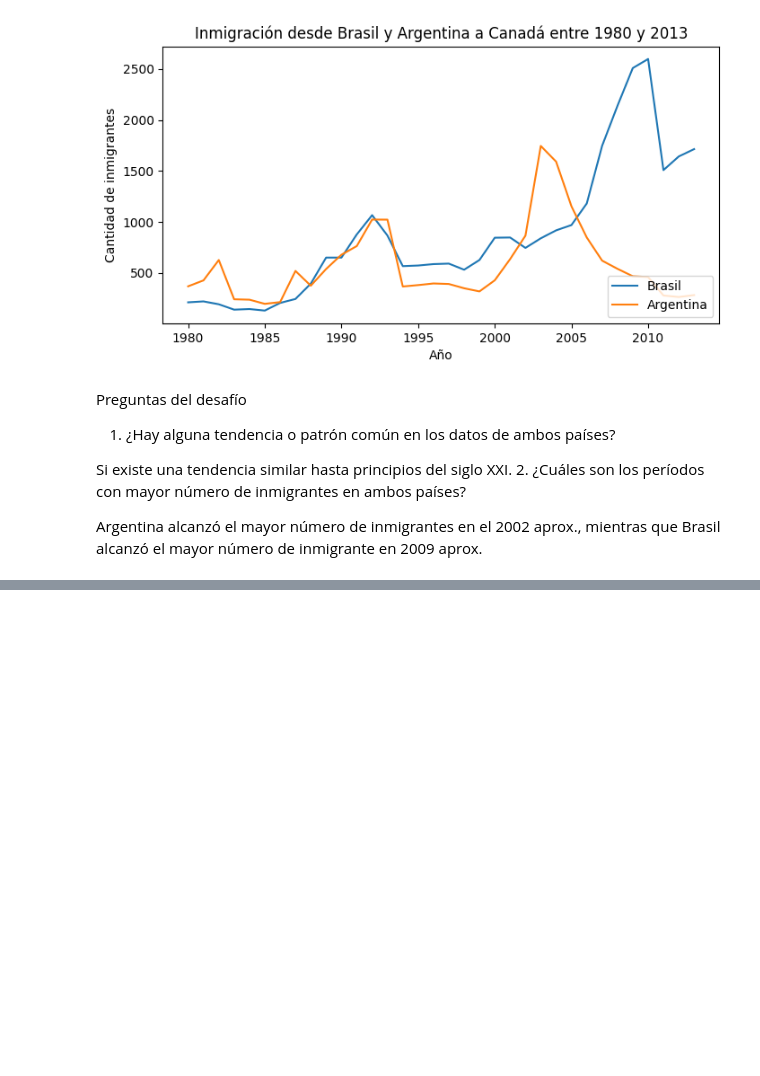
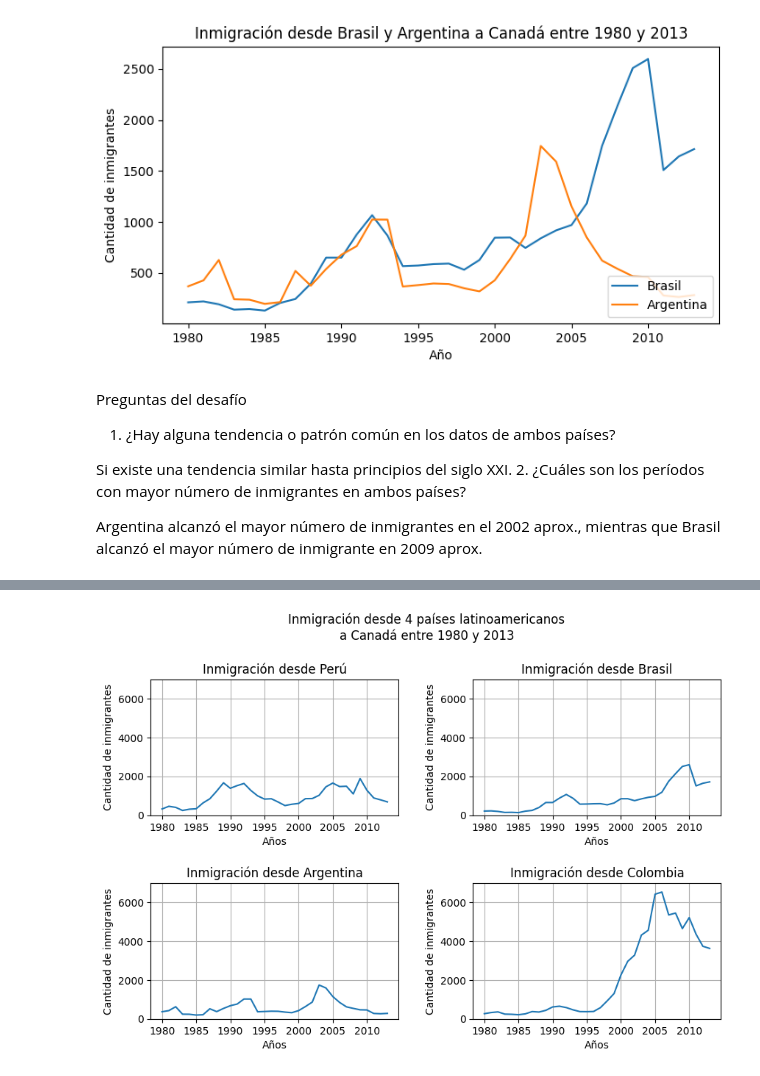
Before and after one commit to JLuceroVasquez/visualizacion-de-datos-con-bibliotecas-de-python, a Jupyter notebook: visualizacion_de_datos_con_python.ipynb, the cells around one changed output, grey strips where cells are left out. Drawn from its saved outputs; the diff is of its cells as text; code cells hidden in the pictures; blank space fills up the shorter version.

```diff
--- a/visualizacion_de_datos_con_python.ipynb
+++ b/visualizacion_de_datos_con_python.ipynb
@@ -184,0 +254,42 @@ Preguntas del desafío
+# %%
+#Se crea la figura, de dos filas y dos columnas, asignando el lienzo y gráficas a variables.
+fig, axs = plt.subplots(2, 2, figsize = (10,6))
+fig.subplots_adjust(hspace=0.5, wspace=0.3)#Se ajustó los espacios entre cada gráfico.
+#Se ubicó el texto en la cordena 1.03 en "Y" para separar el texto de los gráficos
+fig.suptitle('Inmigración desde 4 países latinoamericanos\na Canadá entre 1980 y 2013', y=1.03)
+
+#Se asignan datos a cada gráfica.
+'''
+Cada gráfica se genera con los datos de una serie. El índice de la serie son los
+años, y los valores de la serie son los datos de inmigración.
+'''
+axs[0,0].plot(df_inmigraciontotal.loc['Perú', anos])
+axs[0,0].set_title('Inmigración desde Perú')
+
+axs[0,1].plot(df_inmigraciontotal.loc['Brasil', anos])
+axs[0,1].set_title('Inmigración desde Brasil')
+
+axs[1,0].plot(df_inmigraciontotal.loc['Argentina', anos])
+axs[1,0].set_title('Inmigración desde Argentina')
+
+axs[1,1].plot(df_inmigraciontotal.loc['Colombia', anos])
+axs[1,1].set_title('Inmigración desde Colombia')
+
+#Se iguala la escala del eje Y y aplican cuadrillas a los gráficos.
+ymin = 0
+ymax = 7000
+
+for ax in axs.ravel():
+  ax.set_ylim(ymin, ymax)
+  ax.grid()
+
+#Se nombra a los ejes y reduce la cantidad de etiquetas en el eje X.
+for ax in axs.flat:
+  ax.xaxis.set_major_locator(plt.MultipleLocator(5))
+  ax.set_xlabel('Años')
+  ax.set_ylabel('Cantidad de inmigrantes')
+
+#Se muestra únicamente la figura.
+plt.show()
+# %% [output]
+[figure, added]
```
Also changed, not shown: parts of 23 cells of this notebook.
